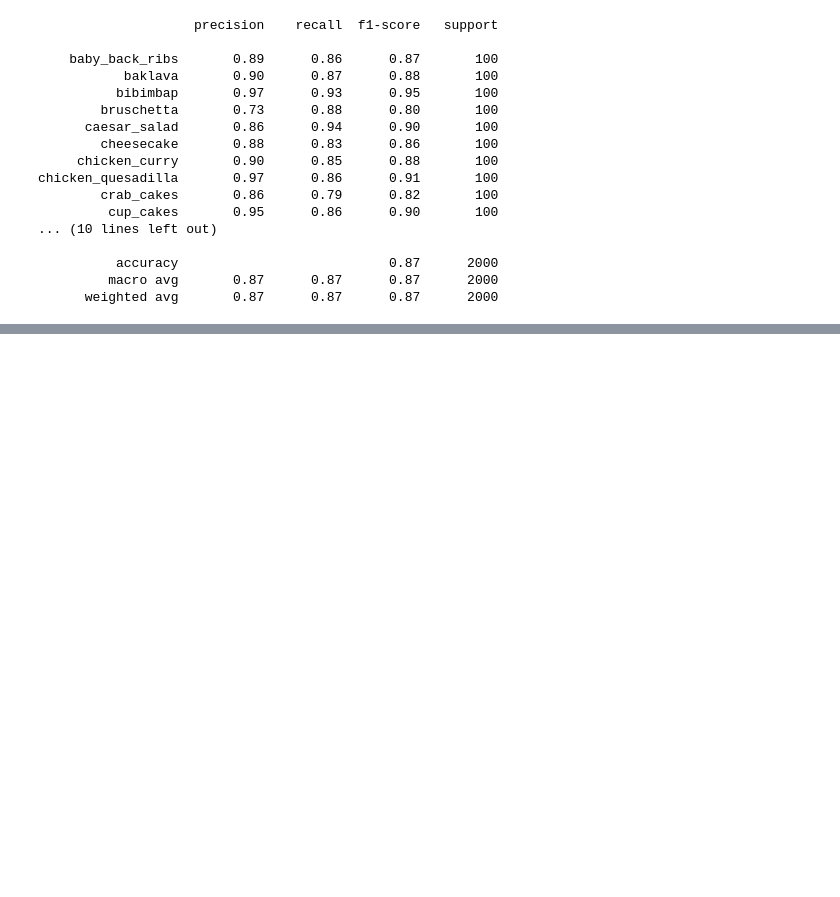
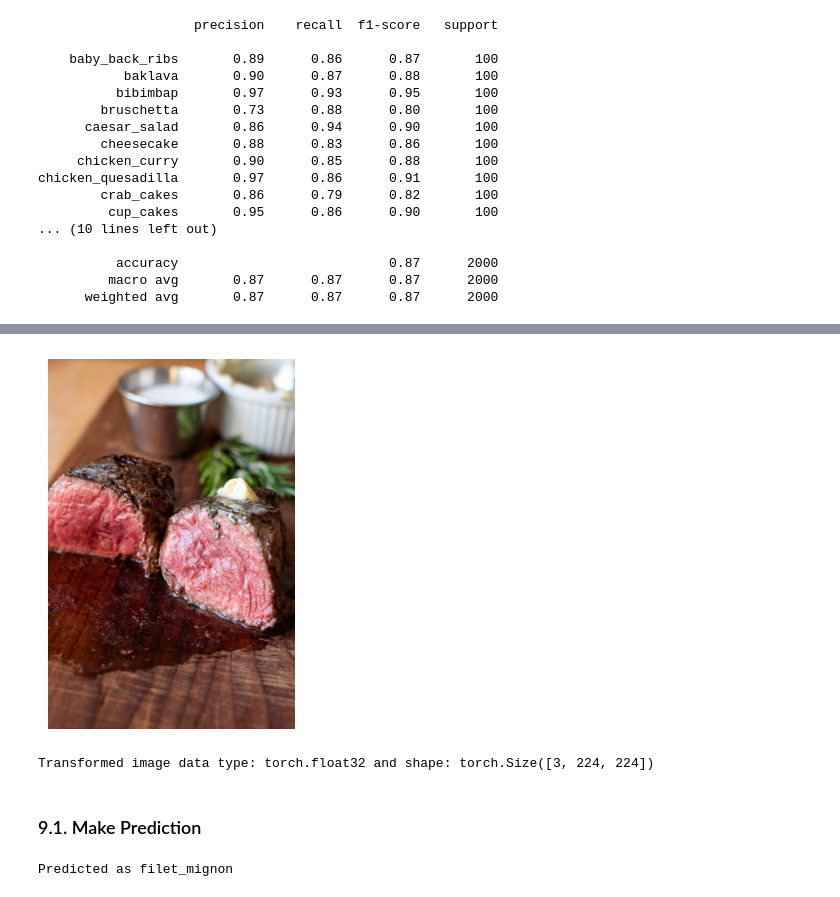
Before and after one commit to RezaTaheri01/my-ml-journey, a Jupyter notebook: Codes/pytorch/pytorch_0006_Food_101.ipynb, the cells around one changed output, grey strips where cells are left out. Cells and saved outputs as stored; diff of their text form; code cells hidden in the pictures; blank space fills up the shorter version.

```diff
--- a/Codes/pytorch/pytorch_0006_Food_101.ipynb
+++ b/Codes/pytorch/pytorch_0006_Food_101.ipynb
@@ -1133,0 +1222,17 @@ chicken_quesadilla       0.97      0.86      0.91       100
+# %%
+from PIL import Image
+
+img = Image.open("image.jpg")
+
+plt.imshow(img)
+plt.axis(False)
+plt.show()
+# %% [output]
+[figure, added]
+# %%
+img_transformed = transform(img)
+print(f"Transformed image data type: {img_transformed.dtype} and shape: {img_transformed.shape}")
+# %% [output]
+Transformed image data type: torch.float32 and shape: torch.Size([3, 224, 224])
+# %% [markdown]
+### 9.1. Make Prediction
@@ -1133,0 +1242,12 @@ chicken_quesadilla       0.97      0.86      0.91       100
+# %%
+resnet50_temp.eval()
+with torch.inference_mode():
+  y_logit = resnet50_temp(img_transformed.unsqueeze(0).to(DEVICE))
+
+  y_prob = torch.softmax(y_logit, dim=1)
+
+  y_pred = torch.argmax(y_prob)
+
+  print(f"Predicted as {class_names[y_pred]}")
+# %% [output]
+Predicted as filet_mignon
```
Also changed, not shown: parts of 19 cells of this notebook, 1 other file.
